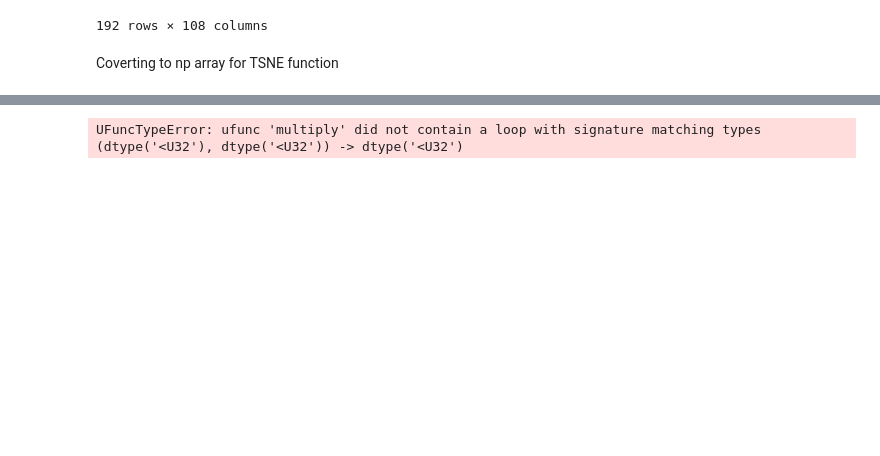
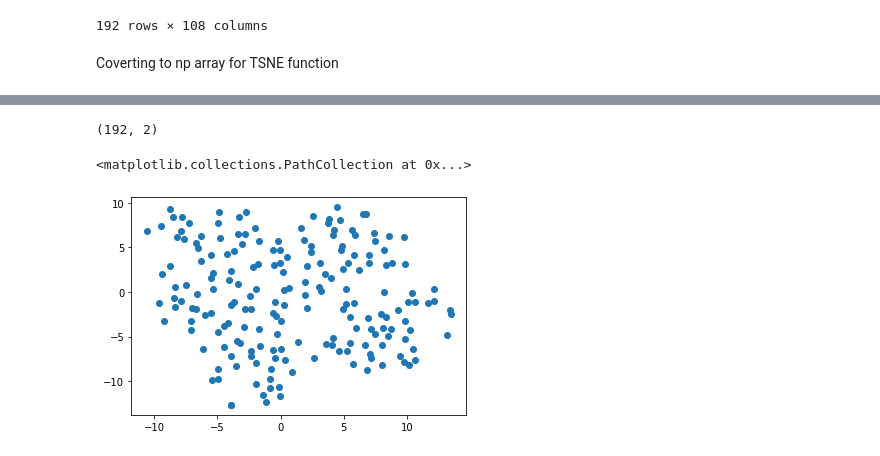
Before and after one commit to Jpham303/covid_19_severity_prediction, a Jupyter notebook: T-sne.ipynb, the cells around one changed output, grey strips where cells are left out. Drawn from its saved outputs; the diff is of its cells as text; code cells hidden in the pictures; blank space fills up the shorter version.

```diff
--- a/T-sne.ipynb
+++ b/T-sne.ipynb
@@ -66,0 +67,2 @@ X = df_nonames.to_numpy()
+# %%
+df_nonames = scale(df_nonames)
@@ -69,4 +76,10 @@ from sklearn.manifold import TSNE
+# %%
+df_nonames = df_nonames.astype(np.float32)
+# %%
+X = df_nonames
 # %%
-X_embedded = TSNE(n_components=2, learning_rate = 'auto', init = 'random').fit(X)
+X_embedded = TSNE(n_components=2, init = 'random').fit_transform(X)
-# %% [output]
-UFuncTypeError: ufunc 'multiply' did not contain a loop with signature matching types (dtype('<U32'), dtype('<U32')) -> dtype('<U32')
+# %%
+X_embedded.shape
+# %% [output]
+(192, 2)
@@ -72,0 +90,5 @@ UFuncTypeError: ufunc 'multiply' did not contain a loop with signature matching
+# %%
+plt.scatter(X_embedded[:, 0], X_embedded[:, 1])
+# %% [output]
+<matplotlib.collections.PathCollection at 0x...>
+[figure, added]
```
Also changed, not shown: parts of 8 cells of this notebook.
